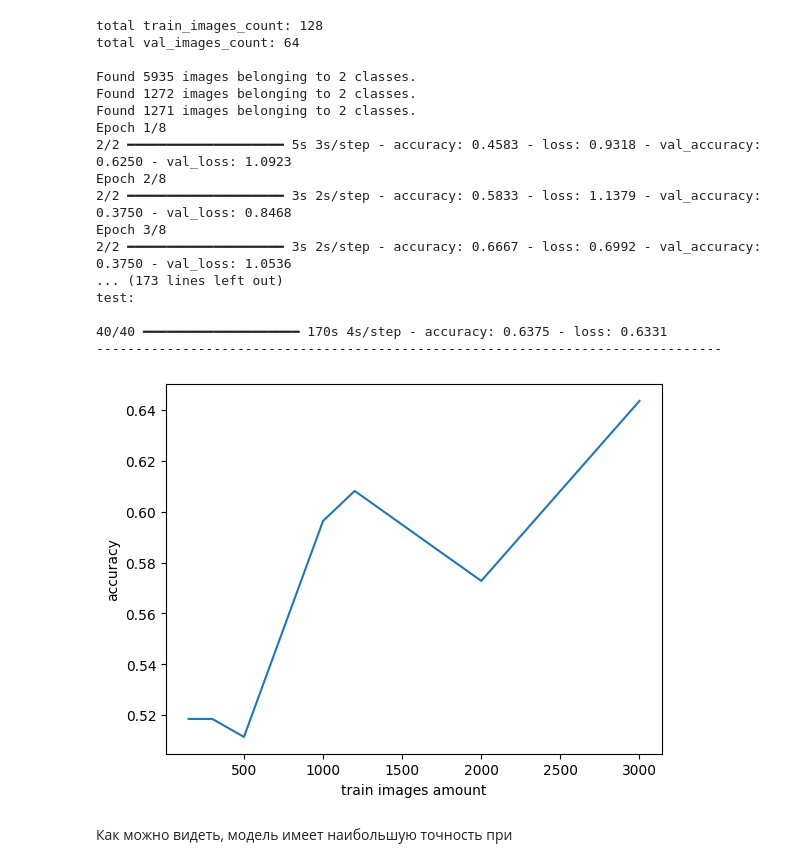
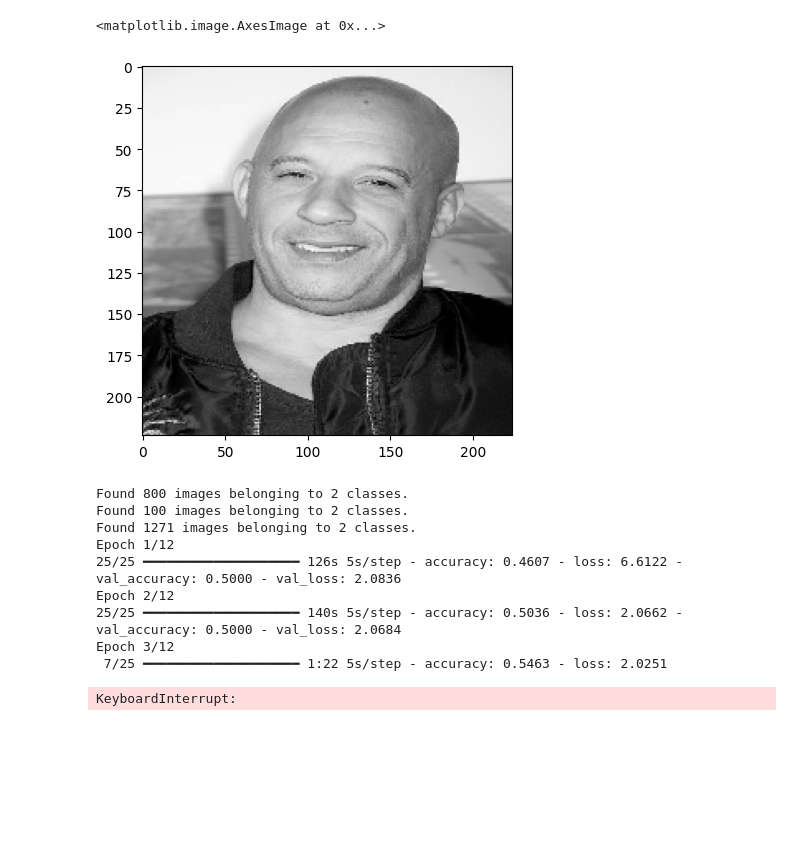
Before and after one commit to HaGu6aToP/Transfer-of-learning, a Jupyter notebook: Untitled1.ipynb, the cells around one changed output. Saved outputs shown, nothing was run; the diff lists cells and outputs as text; code cells hidden in the pictures; blank space fills up the shorter version.

```diff
--- a/Untitled1.ipynb
+++ b/Untitled1.ipynb
@@ -91 +105,7 @@ Model: "sequential"
+# %%
+im = Image.fromarray(np.array(val_generator[1][0][0]*255, dtype =np.uint8))
+plt.imshow(im)
+# %% [output]
+<matplotlib.image.AxesImage at 0x...>
+[figure, added]
 # %%
@@ -148,27 +173,13 @@ def study(batch_size, epochs, img_size, train_dir, val_dir, test_dir, train_imag
 # %%
-train_images_amounts = [150, 300, 500, 1000, 1200, 2000, 3000]
-val_images_amounts = [50, 100, 240, 500, 600, 800, 1000]
-batches_sizes = [8, 8, 8, 16, 16, 16, 32, 32]
-
-accuracies = []
-for (train_images_amount, batch_size, val_images_amount) in zip(train_images_amounts, batches_sizes, val_images_amounts):
-    _, acc = study(batch_size, epochs, (img_width, img_height), train_dir, val_dir, test_dir, train_images_amount, val_images_amount, 1e-3)
-    accuracies.append(acc)
+study(12, (img_width, img_height), train_dir + '800/', val_dir + '100/', test_dir, learning_rate=1e-2)
 # %% [output]
-total train_images_count: 128
-total val_images_count: 64
-
-Found 5935 images belonging to 2 classes.
-Found 1272 images belonging to 2 classes.
+Found 800 images belonging to 2 classes.
+Found 100 images belonging to 2 classes.
 Found 1271 images belonging to 2 classes.
-Epoch 1/8
-2/2 ━━━━━━━━━━━━━━━━━━━━ 5s 3s/step - accuracy: 0.4583 - loss: 0.9318 - val_accuracy: 0.6250 - val_loss: 1.0923
-Epoch 2/8
-2/2 ━━━━━━━━━━━━━━━━━━━━ 3s 2s/step - accuracy: 0.5833 - loss: 1.1379 - val_accuracy: 0.3750 - val_loss: 0.8468
-Epoch 3/8
-2/2 ━━━━━━━━━━━━━━━━━━━━ 3s 2s/step - accuracy: 0.6667 - loss: 0.6992 - val_accuracy: 0.3750 - val_loss: 1.0536
-... (173 lines left out)
-test:
-
-40/40 ━━━━━━━━━━━━━━━━━━━━ 170s 4s/step - accuracy: 0.6375 - loss: 0.6331
---------------------------------------------------------------------------------
+Epoch 1/12
+25/25 ━━━━━━━━━━━━━━━━━━━━ 126s 5s/step - accuracy: 0.4607 - loss: 6.6122 - val_accuracy: 0.5000 - val_loss: 2.0836
+Epoch 2/12
+25/25 ━━━━━━━━━━━━━━━━━━━━ 140s 5s/step - accuracy: 0.5036 - loss: 2.0662 - val_accuracy: 0.5000 - val_loss: 2.0684
+Epoch 3/12
+ 7/25 ━━━━━━━━━━━━━━━━━━━━ 1:22 5s/step - accuracy: 0.5463 - loss: 2.0251
+KeyboardInterrupt:
@@ -181,9 +185,0 @@ test:
-# %%
-plt.plot(train_images_amounts, accuracies)
-plt.xlabel('train images amount') #Подпись для оси х
-plt.ylabel('accuracy') #Подпись для оси y
-plt.show()
-# %% [output]
-[figure, removed]
-# %% [markdown]
-Как можно видеть, модель имеет наибольшую точность при
```
Also changed, not shown: parts of 29 cells of this notebook.
